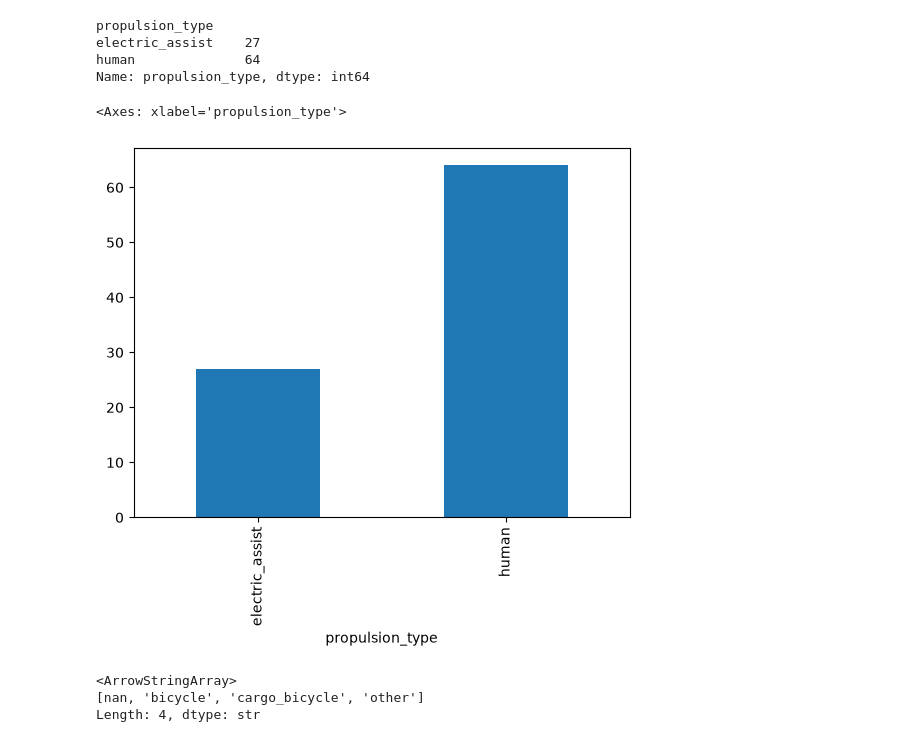
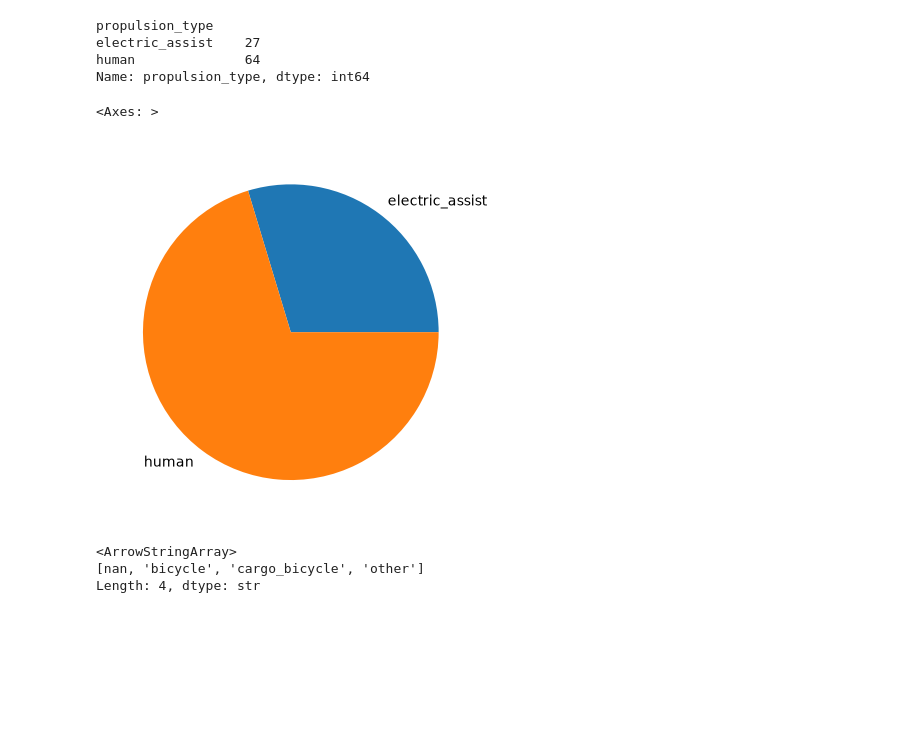
Before and after one commit to Memeel/ML_Challenge, a Jupyter notebook: notebook/challenge.ipynb, the cells around one changed output. Cells and saved outputs as stored; diff of their text form; code cells hidden in the pictures; blank space fills up the shorter version.

```diff
--- a/notebook/challenge.ipynb
+++ b/notebook/challenge.ipynb
@@ -38,6 +39,8 @@ Data columns (total 9 columns):
  8   battery_capacity  22 non-null     float64
 dtypes: float64(3), int64(1), str(5)
 memory usage: 25.7 KB
+# %%
+df_bike_types = df_bike_types.drop(["max_range", "battery_capacity"], axis=1)
 # %%
 df_bike_types.describe()
 # %% [output]
@@ -94,10 +97,10 @@ electric_assist    27
 human              64
 Name: propulsion_type, dtype: int64
 # %%
-propulsion.plot(kind="bar")
+propulsion.plot(kind="pie")
 # %% [output]
-<Axes: xlabel='propulsion_type'>
+<Axes: >
-[figure, old version]
+[figure, new version]
 # %%
 df_bike_types["form_factor"].unique()
 # %% [output]
```
Also changed, not shown: parts of 29 cells of this notebook.
